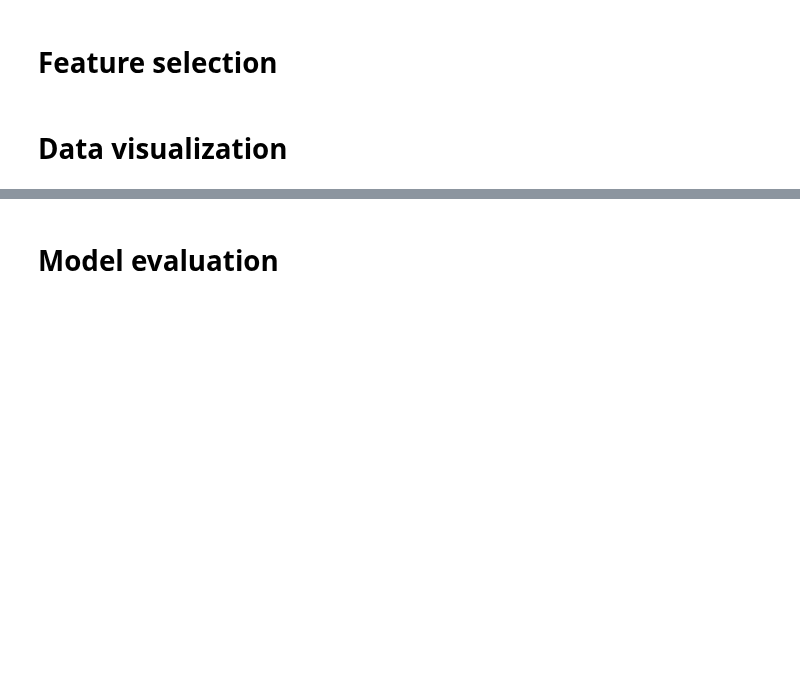
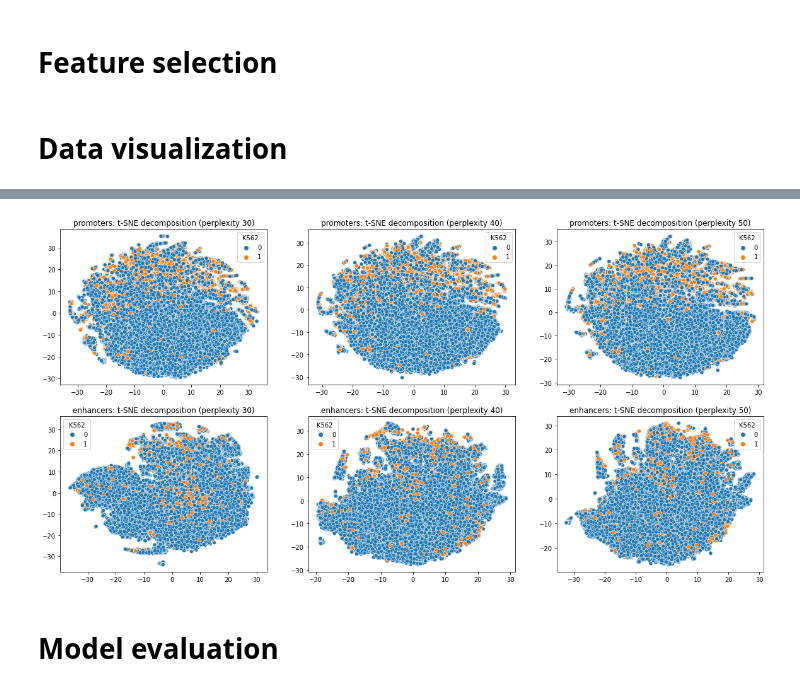
Before and after one commit to Stefano-t/multimodal-k562-cell-line-prediction, a Jupyter notebook: k562_prediction.ipynb, the cells around one changed output, grey strips where cells are left out. Cells and saved outputs as stored; diff of their text form; code cells hidden in the pictures; blank space fills up the shorter version.

```diff
--- a/k562_prediction.ipynb
+++ b/k562_prediction.ipynb
@@ -674,3 +671,23 @@ for i, (region, X) in enumerate(epigenomes.items()):
+# %%
+fig, axs = plt.subplots(
+    nrows=2,
+    ncols=3,
+    figsize=(20, 10)
+)
+for i, (region, X) in enumerate(epigenomes.items()):
+    for j, perplexity in enumerate((30, 40, 50)):
+        tsne_dec = tsne_decomposition(X.values,
+                                      perplexity=perplexity,
+                                      task=region,
+                                      dimensionality_threshold=50)
+        ax = sbn.scatterplot(x=tsne_dec.T[0],
+                             y=tsne_dec.T[1],
+                             hue=labels[region][cell_line],
+                             ax=axs[i][j])
+        ax.set_title(
+            f"{region}: t-SNE decomposition (perplexity {perplexity})")
+# %% [output]
+[figure, added]
 # %% [markdown]
 # Model evaluation
 # %%
```
Also changed, not shown: parts of 4 cells of this notebook, 3 other files.
